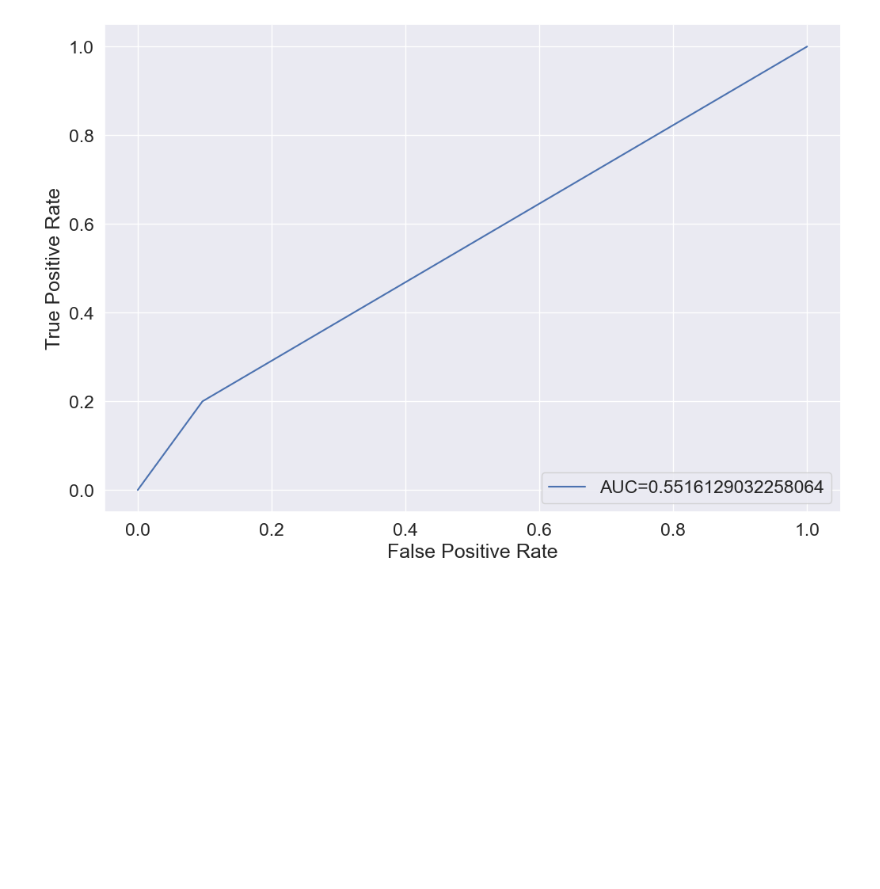
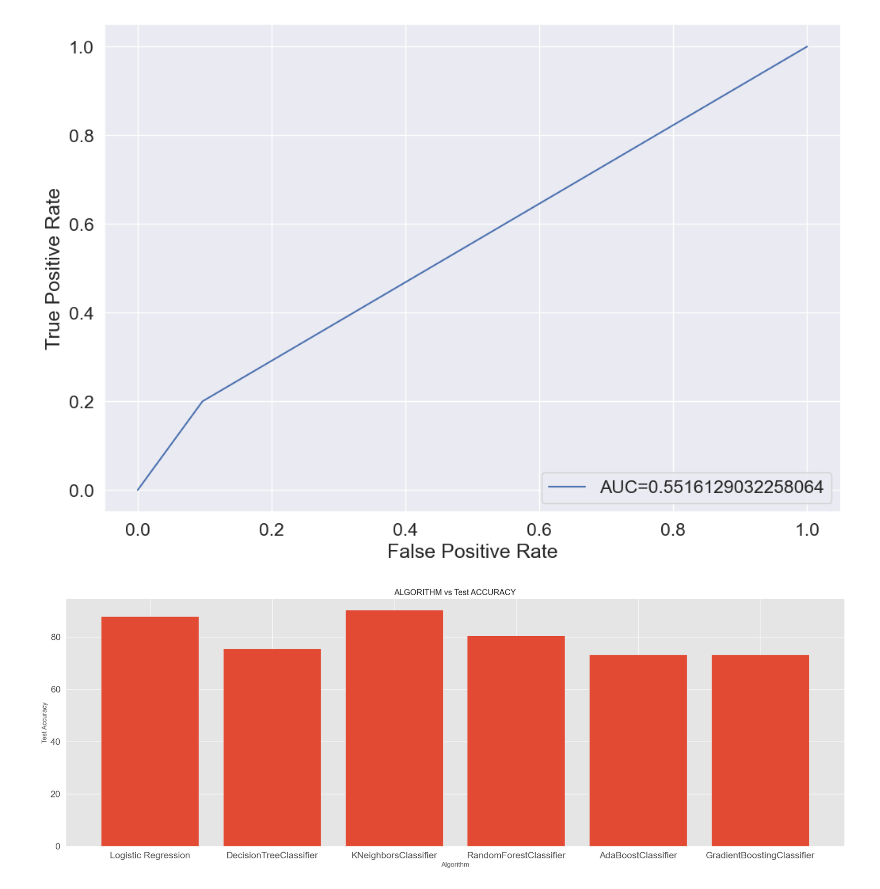
Before and after one commit to n8fury/MVP_Predictor-T20_Mens_Worldcup_2022, a Jupyter notebook: Notebooks/models.ipynb, the cells around one changed output. Cells and saved outputs as stored; diff of their text form; code cells hidden in the pictures; blank space fills up the shorter version.

Commit message:
added train, test accuracy graph

```diff
--- a/Notebooks/models.ipynb
+++ b/Notebooks/models.ipynb
@@ -705,3 +705,14 @@ plt.legend(loc=4)
 plt.show()
 # %% [output]
 [figure]
+# %%
+import matplotlib.pyplot as plt
+plt.figure(figsize=(25, 8))
+plt.bar(results['Algorithm'],results['Test_Accuracy'])
+plt.xlabel('Algorithm')
+plt.ylabel('Test Accuracy')
+plt.title("ALGORITHM vs Test ACCURACY")
+plt.show()
+plt.style.use("ggplot")
+# %% [output]
+[figure, added]
```
Also changed, not shown: parts of 1 cell of this notebook.
